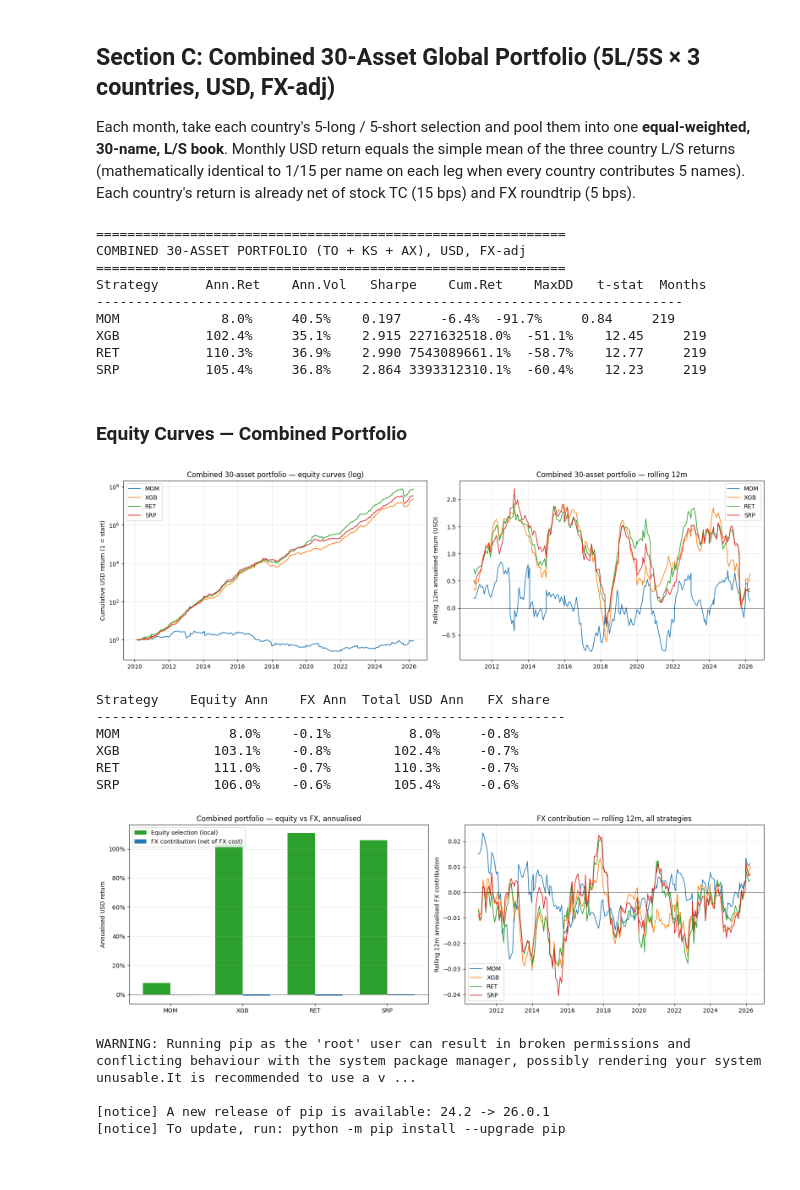
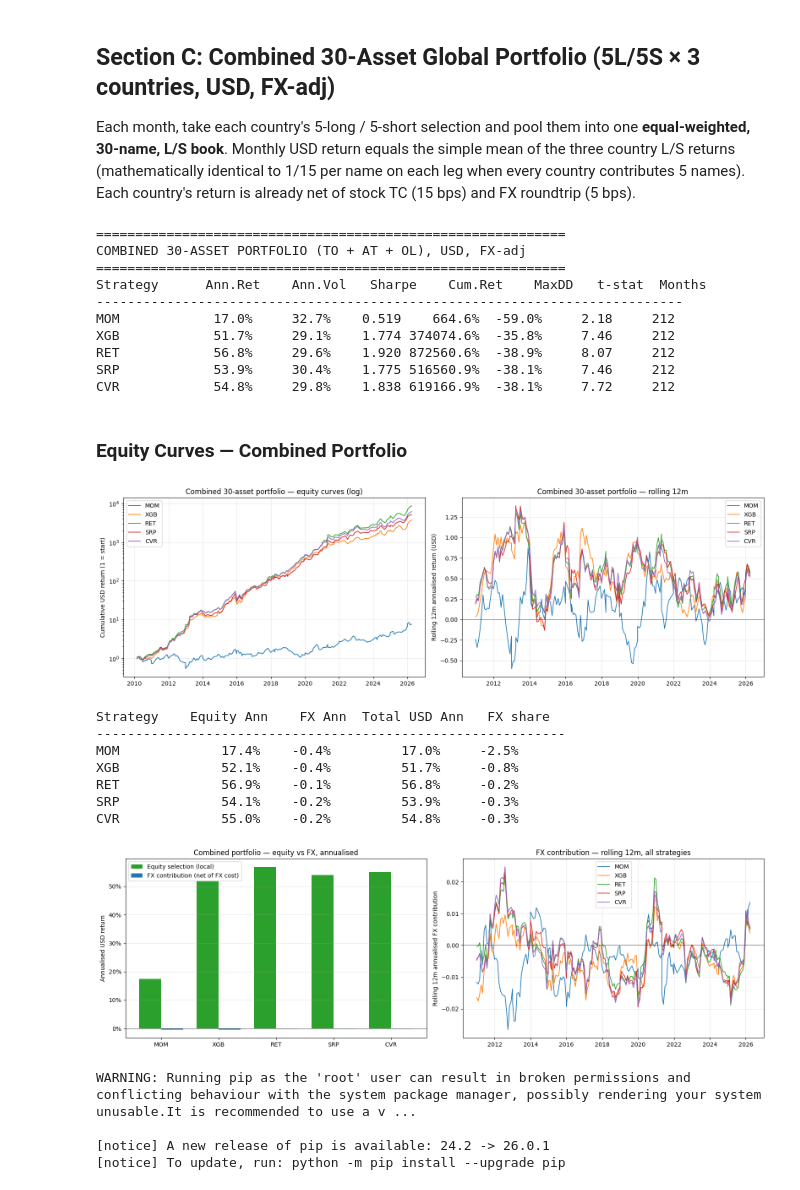
Before and after one commit to galamboslajos/Finance-Working-Files, a Jupyter notebook: Investments_2026/deep_momentum/run.ipynb, the cells around one changed output. Cells and saved outputs as stored; diff of their text form; code cells hidden in the pictures.

```diff
--- a/Investments_2026/deep_momentum/run.ipynb
+++ b/Investments_2026/deep_momentum/run.ipynb
@@ -427,7 +430,7 @@ for suffix in PILOT_COUNTRIES:
     if suffix not in all_results_fixed:
         continue
     _, country_name, _, _ = COUNTRIES[suffix]
-    for name in ['MOM', 'XGB', 'RET', 'SRP']:
+    for name in ['MOM', 'XGB', 'RET', 'SRP', 'CVR']:
         port = all_results_fixed[suffix].get(name, {}).get('portfolio')
         if port is None or port.empty or 'tc' not in port.columns:
             continue
@@ -550,7 +556,7 @@ for suffix in PILOT_COUNTRIES:
     if suffix not in all_results_fixed or suffix not in all_results_usd:
         continue
     _, country_name, _, _ = COUNTRIES[suffix]
-    for name in ['MOM', 'XGB', 'RET', 'SRP']:
+    for name in ['MOM', 'XGB', 'RET', 'SRP', 'CVR']:
         loc = all_results_fixed[suffix].get(name, {}).get('metrics', {})
         usd = all_results_usd[suffix].get(name, {}).get('metrics', {})
         if not loc or not usd:
@@ -589,7 +598,7 @@ from portfolio import compute_performance
 
 combined_results = {}
 
-for name in ['MOM', 'XGB', 'RET', 'SRP']:
+for name in ['MOM', 'XGB', 'RET', 'SRP', 'CVR']:
     # Collect each country's ls_ret series keyed on date
     per_country = []
     for suffix in PILOT_COUNTRIES:
@@ -626,7 +635,7 @@ print(f'{"="*60}')
 print(f'{"Strategy":<10s} {"Ann.Ret":>10s} {"Ann.Vol":>10s} {"Sharpe":>8s} '
       f'{"Cum.Ret":>10s} {"MaxDD":>8s} {"t-stat":>8s} {"Months":>7s}')
 print('-' * 75)
-for name in ['MOM', 'XGB', 'RET', 'SRP']:
+for name in ['MOM', 'XGB', 'RET', 'SRP', 'CVR']:
     if name not in combined_results:
         continue
     m = combined_results[name]['metrics']
@@ -635,21 +644,22 @@ for name in ['MOM', 'XGB', 'RET', 'SRP']:
           f'{m["max_drawdown"]:>7.1%} {m["t_stat"]:>8.2f} {m["n_months"]:>7d}')
 # %% [output]
 ============================================================
-COMBINED 30-ASSET PORTFOLIO (TO + KS + AX), USD, FX-adj
+COMBINED 30-ASSET PORTFOLIO (TO + AT + OL), USD, FX-adj
 ============================================================
 Strategy      Ann.Ret    Ann.Vol   Sharpe    Cum.Ret    MaxDD   t-stat  Months
 ---------------------------------------------------------------------------
-MOM             8.0%     40.5%    0.197     -6.4%  -91.7%     0.84     219
-XGB           102.4%     35.1%    2.915 2271632518.0%  -51.1%    12.45     219
-RET           110.3%     36.9%    2.990 7543089661.1%  -58.7%    12.77     219
-SRP           105.4%     36.8%    2.864 3393312310.1%  -60.4%    12.23     219
+MOM            17.0%     32.7%    0.519    664.6%  -59.0%     2.18     212
+XGB            51.7%     29.1%    1.774 374074.6%  -35.8%     7.46     212
+RET            56.8%     29.6%    1.920 872560.6%  -38.9%     8.07     212
+SRP            53.9%     30.4%    1.775 516560.9%  -38.1%     7.46     212
+CVR            54.8%     29.8%    1.838 619166.9%  -38.1%     7.72     212
 # %% [markdown]
 ### Equity Curves — Combined Portfolio
 # %%
 import matplotlib.pyplot as plt
 
 fig, axes = plt.subplots(1, 2, figsize=(16, 5))
-colors = {'MOM': '#1f77b4', 'XGB': '#ff7f0e', 'RET': '#2ca02c', 'SRP': '#d62728'}
+colors = {'MOM': '#1f77b4', 'XGB': '#ff7f0e', 'RET': '#2ca02c', 'SRP': '#d62728', 'CVR': '#9467bd'}
 
 ax = axes[0]
 for name, c in colors.items():
@@ -679,7 +689,7 @@ plt.tight_layout()
 plt.savefig('results/combined_usd_equity.png', dpi=150, bbox_inches='tight')
 plt.show()
 # %% [output]
-[figure, old version]
+[figure, new version]
 # %%
 # ─── Source-of-returns decomposition: equity selection vs FX ────────────
 # For a market-neutral L/S: r_USD = (1 + fx) * r_local
@@ -689,7 +699,7 @@ import numpy as np
 import matplotlib.pyplot as plt
 
 decomp = {}
-for name in ['MOM', 'XGB', 'RET', 'SRP']:
+for name in ['MOM', 'XGB', 'RET', 'SRP', 'CVR']:
     # Combined local return = mean of each country's local L/S (Section A)
     parts = []
     for suffix in PILOT_COUNTRIES:
@@ -721,7 +731,7 @@ for name, d in decomp.items():
     print(f'{name:<10s} {eq:>10.1%} {fx_:>8.1%} {tot:>13.1%} {share:>9.1%}')
 
 # ─── Visualisation ──────────────────────────────────────────────────────
-colors = {'MOM': '#1f77b4', 'XGB': '#ff7f0e', 'RET': '#2ca02c', 'SRP': '#d62728'}
+colors = {'MOM': '#1f77b4', 'XGB': '#ff7f0e', 'RET': '#2ca02c', 'SRP': '#d62728', 'CVR': '#9467bd'}
 fig, axes = plt.subplots(1, 2, figsize=(16, 5))
 
 # Left: grouped bar chart — annualised equity vs FX per strategy
@@ -729,38 +739,39 @@ ax = axes[0]
 names = list(decomp.keys())
 x = np.arange(len(names))
 eq_ann = [decomp[n]['r_local'].mean() * 12 for n in names]
 fx_ann = [decomp[n]['r_fx'].mean() * 12 for n in names]
 w = 0.38
 ax.bar(x - w/2, eq_ann, w, label='Equity selection (local)', color='#2ca02c')
 ax.bar(x + w/2, fx_ann, w, label='FX contribution (net of FX cost)', color='#1f77b4')
 ax.axhline(0, color='black', linewidth=0.5)
 ax.set_xticks(x); ax.set_xticklabels(names)
 ax.set_ylabel('Annualised USD return')
 ax.set_title('Combined portfolio — equity vs FX, annualised')
 ax.yaxis.set_major_formatter(plt.FuncFormatter(lambda v, _: f'{v:.0%}'))
 ax.legend(); ax.grid(alpha=0.3, axis='y')
 
 # Right: rolling 12m FX contribution — one line per strategy
 ax = axes[1]
 for name, d in decomp.items():
     roll = d['r_fx'].rolling(12).mean() * 12
     ax.plot(d['date'], roll, label=name, color=colors[name], linewidth=1.2)
 ax.axhline(0, color='black', linewidth=0.5)
 ax.set_ylabel('Rolling 12m annualised FX contribution')
 ax.set_title('FX contribution — rolling 12m, all strategies')
 ax.legend(); ax.grid(alpha=0.3)
 
 plt.tight_layout()
 plt.savefig('results/combined_usd_decomposition.png', dpi=150, bbox_inches='tight')
 plt.show()
 # %% [output]
 Strategy    Equity Ann    FX Ann  Total USD Ann   FX share
 ------------------------------------------------------------
-MOM              8.0%    -0.1%          8.0%     -0.8%
-XGB            103.1%    -0.8%        102.4%     -0.7%
-RET            111.0%    -0.7%        110.3%     -0.7%
-SRP            106.0%    -0.6%        105.4%     -0.6%
+MOM             17.4%    -0.4%         17.0%     -2.5%
+XGB             52.1%    -0.4%         51.7%     -0.8%
+RET             56.9%    -0.1%         56.8%     -0.2%
+SRP             54.1%    -0.2%         53.9%     -0.3%
+CVR             55.0%    -0.2%         54.8%     -0.3%
-[figure, old version]
+[figure, new version]
 # %%
 !pip install -q fortitudo_tech cvxopt
 # %% [output]
```
Also changed, not shown: parts of 18 cells of this notebook, 4 other files.
